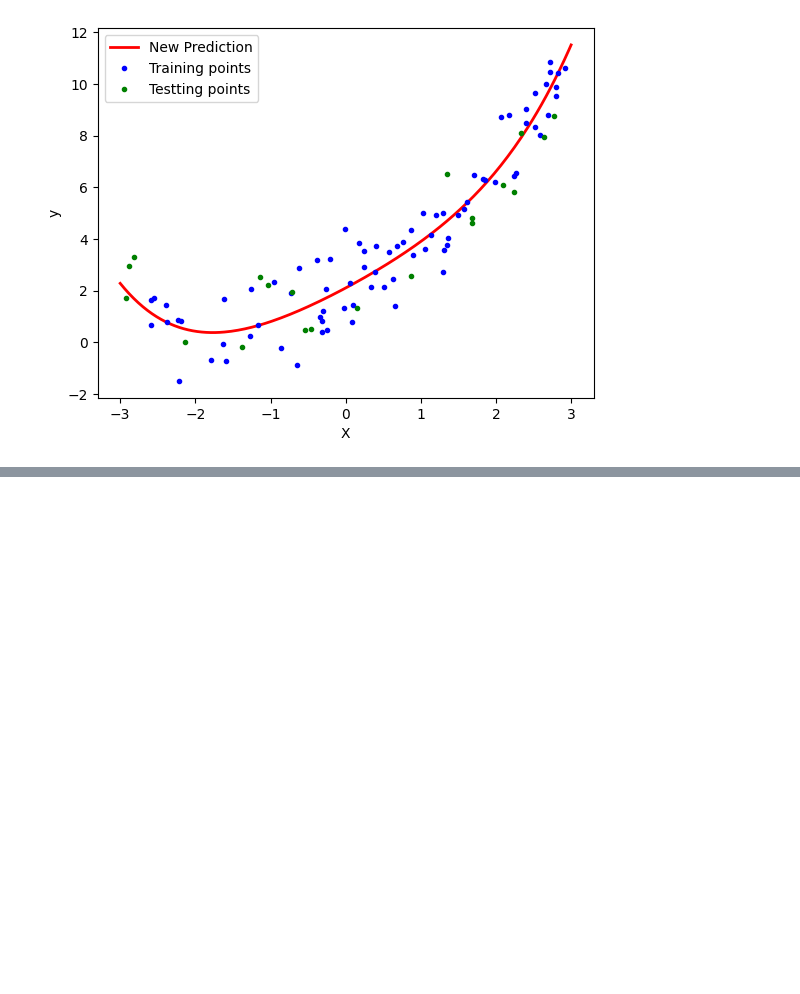
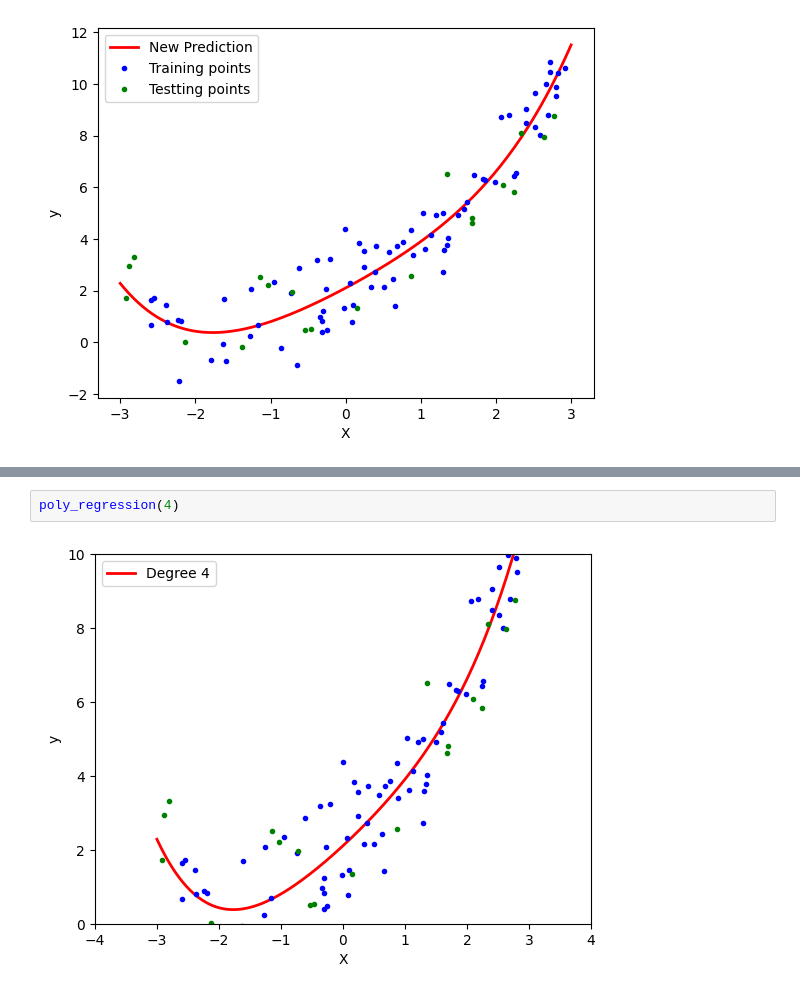
Before and after one commit to Aadarshrai1801/Linear-Regression, a Jupyter notebook: PolynomialRegression.ipynb, the cells around one changed output, grey strips where cells are left out. Drawn from its saved outputs; the diff is of its cells as text; blank space fills up the shorter version.

```diff
--- a/PolynomialRegression.ipynb
+++ b/PolynomialRegression.ipynb
@@ -148,0 +185,4 @@ plt.show()
+# %%
+poly_regression(4)
+# %% [output]
+[figure, added]
```
Also changed, not shown: parts of 8 cells of this notebook.
